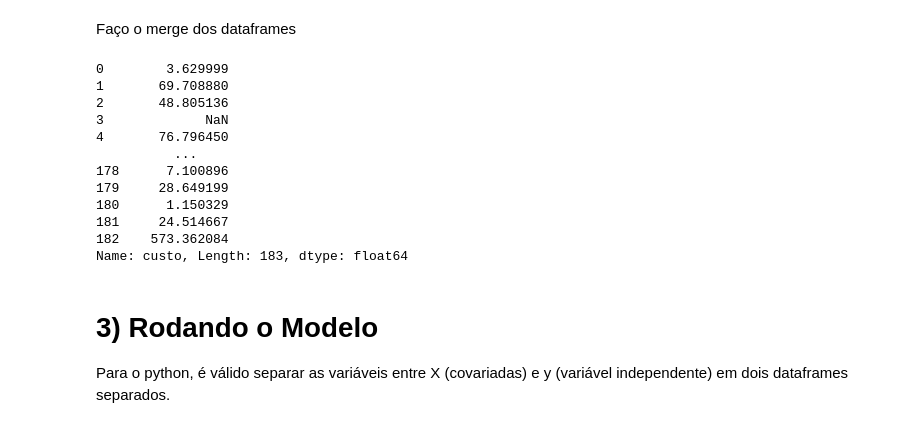
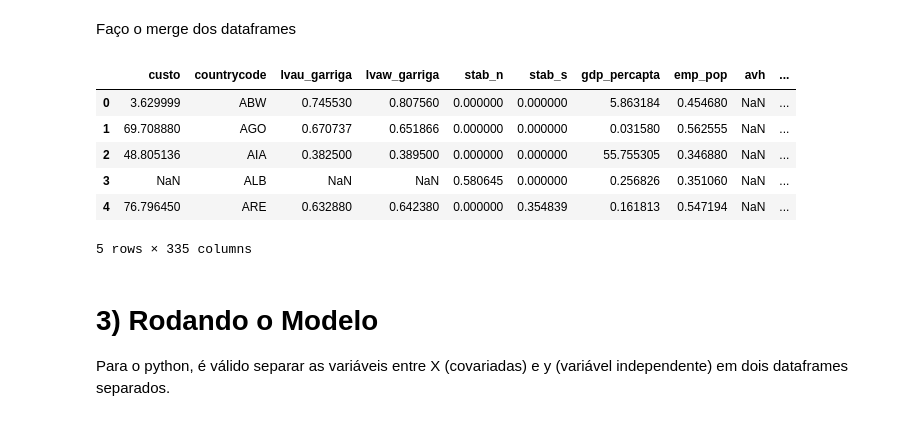
Before and after one commit to lucasestrela/Dissertacao, a Jupyter notebook: Rodando_Modelo.ipynb, the cells around one changed output. Drawn from its saved outputs; the diff is of its cells as text; code cells hidden in the pictures.

```diff
--- a/Rodando_Modelo.ipynb
+++ b/Rodando_Modelo.ipynb
@@ -34,20 +34,15 @@ dataframe[['log_gdp_percapta', 'log_emp_pop', 'log_labsh']] = np.log(dataframe[[
 # Apagando as outras variáveis
 del custo, dados_paises
 # %%
-dataframe['custo']
+dataframe.head()
 # %% [output]
+|  | custo | countrycode | lvau_garriga | lvaw_garriga | stab_n | stab_s | gdp_percapta | emp_pop | avh | ... |
+| 0 | 3.629999 | ABW | 0.745530 | 0.807560 | 0.000000 | 0.000000 | 5.863184 | 0.454680 | NaN | ... |
+| 1 | 69.708880 | AGO | 0.670737 | 0.651866 | 0.000000 | 0.000000 | 0.031580 | 0.562555 | NaN | ... |
+| 2 | 48.805136 | AIA | 0.382500 | 0.389500 | 0.000000 | 0.000000 | 55.755305 | 0.346880 | NaN | ... |
+| 3 | NaN | ALB | NaN | NaN | 0.580645 | 0.000000 | 0.256826 | 0.351060 | NaN | ... |
+| 4 | 76.796450 | ARE | 0.632880 | 0.642380 | 0.000000 | 0.354839 | 0.161813 | 0.547194 | NaN | ... |
-0        3.629999
-1       69.708880
-2       48.805136
-3             NaN
-4       76.796450
-          ...
-178      7.100896
-179     28.649199
-180      1.150329
-181     24.514667
-182    573.362084
-Name: custo, Length: 183, dtype: float64
+5 rows × 335 columns
 # %% [markdown]
 # 3) Rodando o Modelo
 
```
Also changed, not shown: parts of 2 cells of this notebook.
